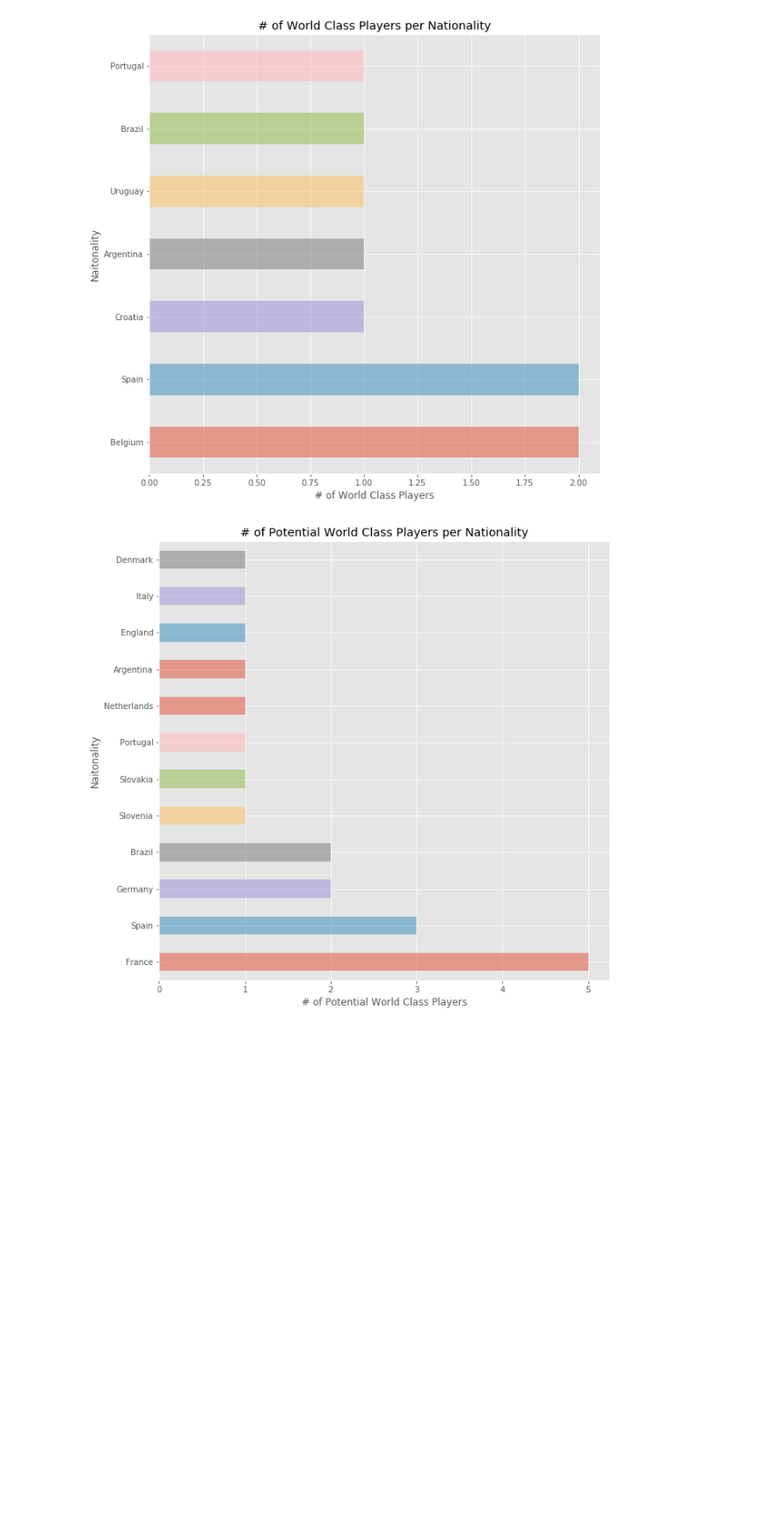
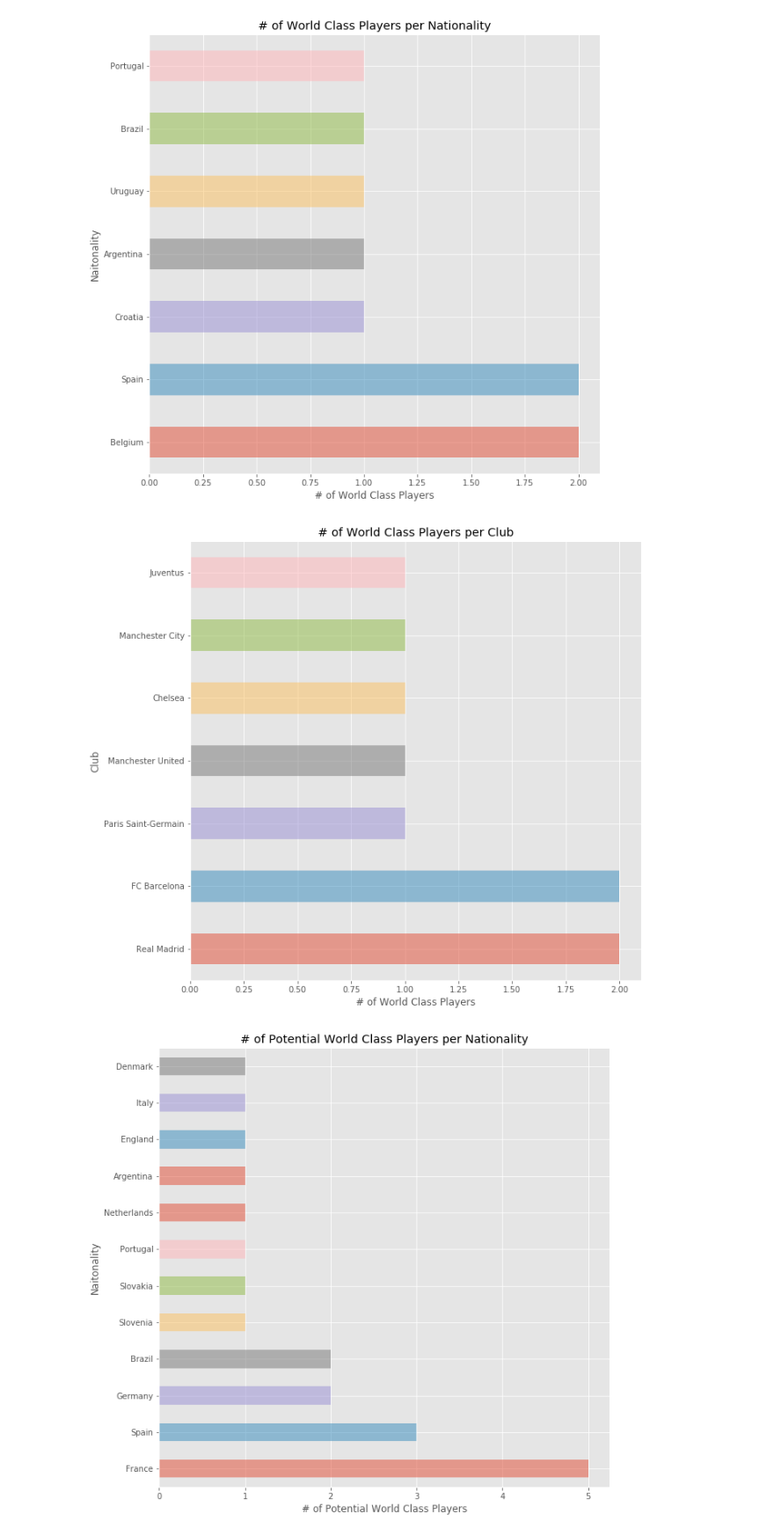
Before and after one commit to ckalibsnelson/Python-Projects, a Jupyter notebook: Fifa19.ipynb, the cells around one changed output. Shown at 88% size. Cells and saved outputs as stored; diff of their text form; code cells hidden in the pictures; blank space fills up the shorter version.

```diff
--- a/Fifa19.ipynb
+++ b/Fifa19.ipynb
@@ -246,6 +227,15 @@ plt.ylabel('Naitonality')
 plt.show()
 # %% [output]
 [figure]
+# %%
+#visualize clubs w/ the most world class players
+world_class['Club'].value_counts().plot(kind='barh',alpha=0.5,figsize=(10,10))
+plt.title('# of World Class Players per Club')
+plt.xlabel('# of World Class Players')
+plt.ylabel('Club')
+plt.show()
+# %% [output]
+[figure, added]
 # %%
 #visualize nationalities w/ the most potential world class players
 potential_world_class['Nationality'].value_counts().plot(kind='barh',alpha=0.5,figsize=(10,10))
```
Also changed, not shown: parts of 18 cells of this notebook.
